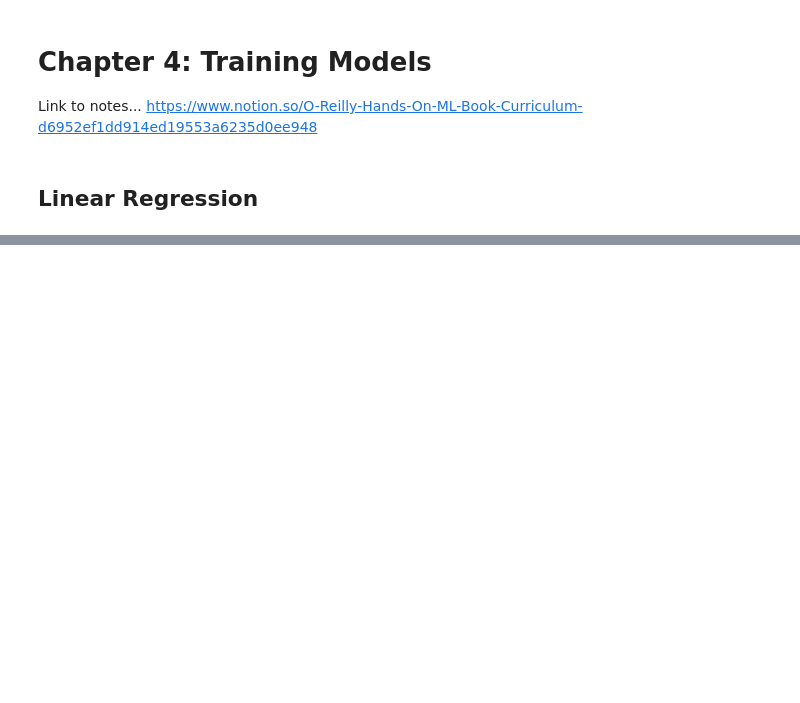
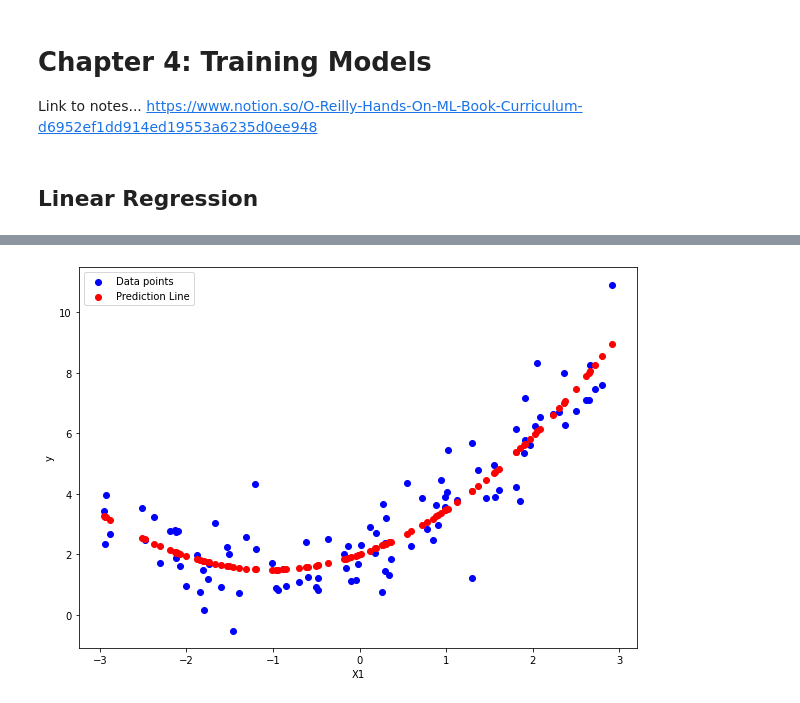
Before and after one commit to ARGF0RCE/Hands-On-ML-Made-Easy, a Jupyter notebook: Hands_On_ML_Book/Chapter_4/Training_Models.ipynb, the cells around one changed output, grey strips where cells are left out. Saved outputs shown, nothing was run; the diff lists cells and outputs as text; code cells hidden in the pictures; blank space fills up the shorter version.

```diff
--- a/Hands_On_ML_Book/Chapter_4/Training_Models.ipynb
+++ b/Hands_On_ML_Book/Chapter_4/Training_Models.ipynb
@@ -63,0 +97,10 @@ plt.show();
+# %%
+labels = ["Data points", "Prediction Line"]
+plt.figure(figsize=(10, 7))
+plt.scatter(X, y, c="blue")
+plt.scatter(X, lin_reg.coef_[0][1]*(X**2) + lin_reg.coef_[0][0]*X + lin_reg.intercept_, c="red")
+plt.xlabel("X1")
+plt.ylabel("y")
+plt.legend(labels);
+# %% [output]
+[figure, added]
```
Also changed, not shown: parts of 13 cells of this notebook.
